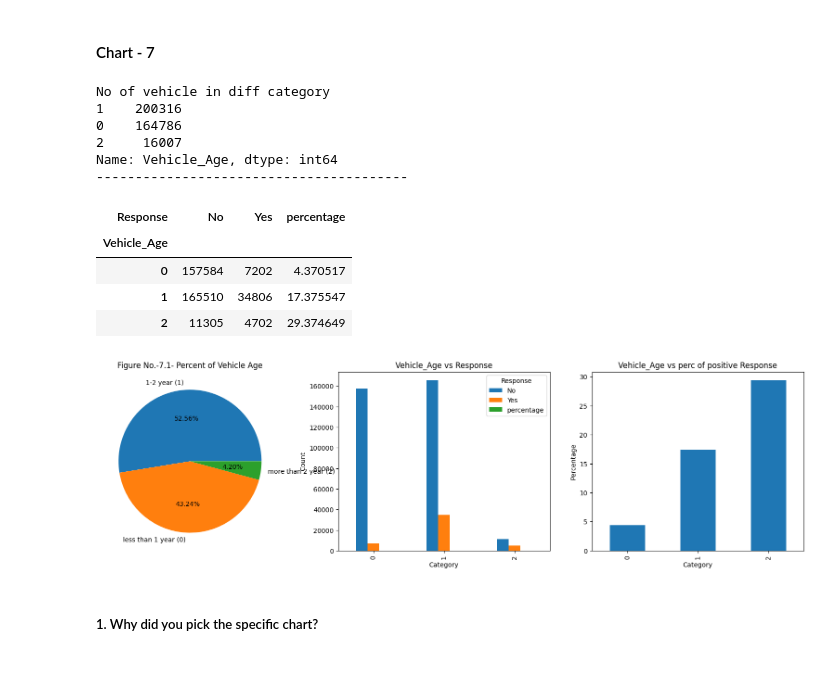
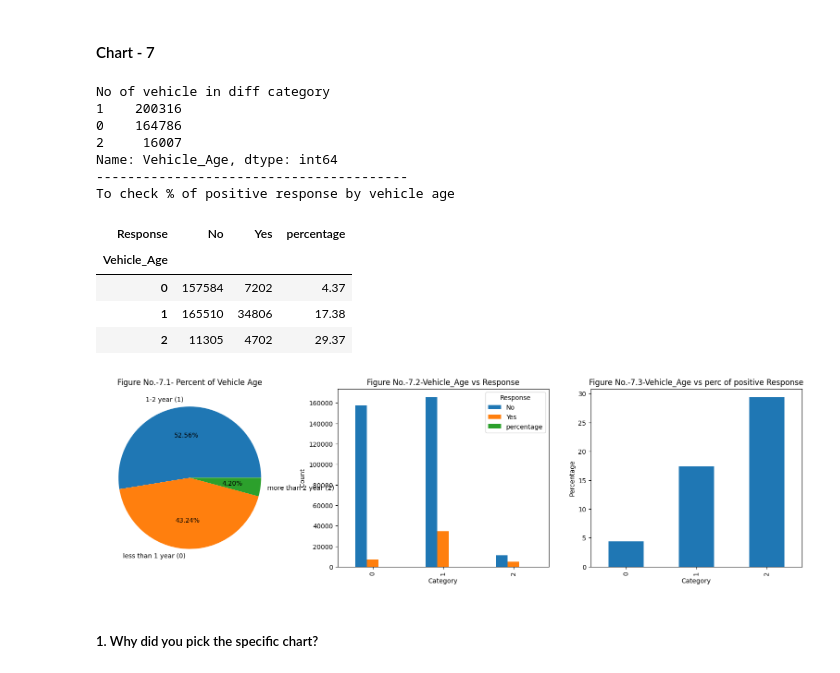
Before and after one commit to chetansgode/Health_Insurance_Cross_Sales_Prediction_classification, a Jupyter notebook: Health_Insurance_Cross_Sales_Prediction_classification.ipynb, the cells around one changed output. Cells and saved outputs as stored; diff of their text form; code cells hidden in the pictures.

Commit message:
done all charts

```diff
--- a/Health_Insurance_Cross_Sales_Prediction_classification.ipynb
+++ b/Health_Insurance_Cross_Sales_Prediction_classification.ipynb
@@ -177,6 +177,13 @@ df['Vehicle_Age']=df['Vehicle_Age'].apply(lambda x : 0 if x=='< 1 Year' else (1
 #3--Replace Vehicle_Damage (Yes by 1 & No by 0)
 
 df['Vehicle_Damage']=df['Vehicle_Damage'].apply(lambda x : 1 if x=='Yes' else 0)
+
+#4--Replace Annual_Premium (0 < x <= 25000 by 0, 25000 < x <= 50000 by 1,50000 < x <= 75000  by 2,75000 < x <= 100000 by 3,100000 < x <= 200000 by 4,200000 < x <= 300000 by 5,300000 < x <= 400000 by 6,400000 < x <= 500000 by 7, above 500000 by 8)
+
+df['Annual_Premium']=df['Annual_Premium'].apply(lambda x : 0 if 0 < x <= 25000 else(1 if 25000 < x <= 50000 else(2 if 50000 < x <= 75000 else(3 if 75000 < x <= 100000 else(4 if 100000 < x <= 200000 else(5 if 200000 < x <= 300000 else(6 if 300000 < x <= 400000 else(7 if 400000 < x <= 500000 else 8))))))))
+
+# Drop id columns
+df.drop('id',axis=1,inplace=True)
 # %%
 df.info()
 # %% [output]
@@ -734,7 +740,8 @@ print('--'*20)
 
 # To check Response by age of vehicle and percentage of positive response too
 b=df.groupby('Vehicle_Age')['Response'].value_counts().unstack().rename(columns={0:'No',1:'Yes'})
-b['percentage']=(b['Yes']/a)*100
+b['percentage']=round((b['Yes']/a)*100,2)
+print('To check % of positive response by vehicle age')
 b
 # %% [output]
 No of vehicle in diff category
@@ -743,35 +750,36 @@ No of vehicle in diff category
 2     16007
 Name: Vehicle_Age, dtype: int64
 ----------------------------------------
+To check % of positive response by vehicle age
 | Response | No | Yes | percentage |
 | Vehicle_Age |  |  |  |
-| 0 | 157584 | 7202 | 4.370517 |
-| 1 | 165510 | 34806 | 17.375547 |
-| 2 | 11305 | 4702 | 29.374649 |
+| 0 | 157584 | 7202 | 4.37 |
+| 1 | 165510 | 34806 | 17.38 |
+| 2 | 11305 | 4702 | 29.37 |
 # %%
 # Chart - 7 visualization code - Response vs Vehicle_Age
 #Percent of vehicle Age
 fig,axs=plt.subplots(1,3,figsize=(20,5))
 labels=['1-2 year (1)','less than 1 year (0)','more than 2 year (2)']
 axs[0].pie(a,labels=labels,autopct='%.2f%%')
 axs[0].set_title('Figure No.-7.1- Percent of Vehicle Age')
 
 
 #Check Response by Vehicle Age category and its percent
 b.plot(kind='bar',ax=axs[1])
 axs[1].set_ylabel('Count')
 axs[1].set_xlabel('Category')
-axs[1].set_title('Vehicle_Age vs Response')
+axs[1].set_title('Figure No.-7.2-Vehicle_Age vs Response')
 
 
 b['percentage'].plot(kind='bar',ax=axs[2])
 
 axs[2].set_ylabel('Percentage')
 axs[2].set_xlabel('Category')
-axs[2].set_title('Vehicle_Age vs perc of positive Response')
+axs[2].set_title('Figure No.-7.3-Vehicle_Age vs perc of positive Response')
 plt.show()
 # %% [output]
-[figure, old version]
+[figure, new version]
 # %% [markdown]
 ##### 1. Why did you pick the specific chart?
 # %% [markdown]
```
Also changed, not shown: parts of 72 cells of this notebook.
